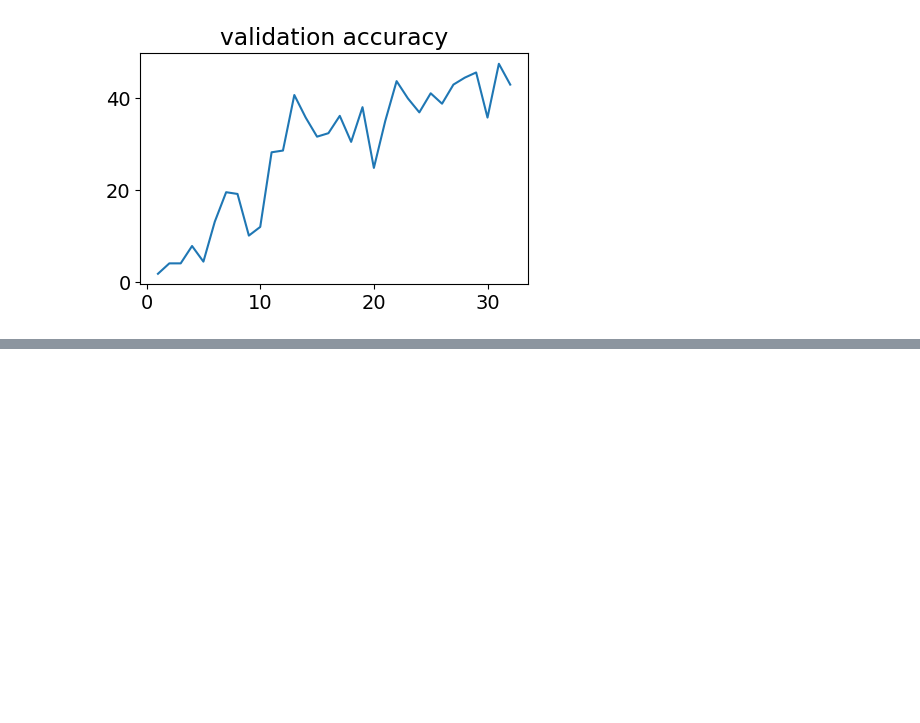
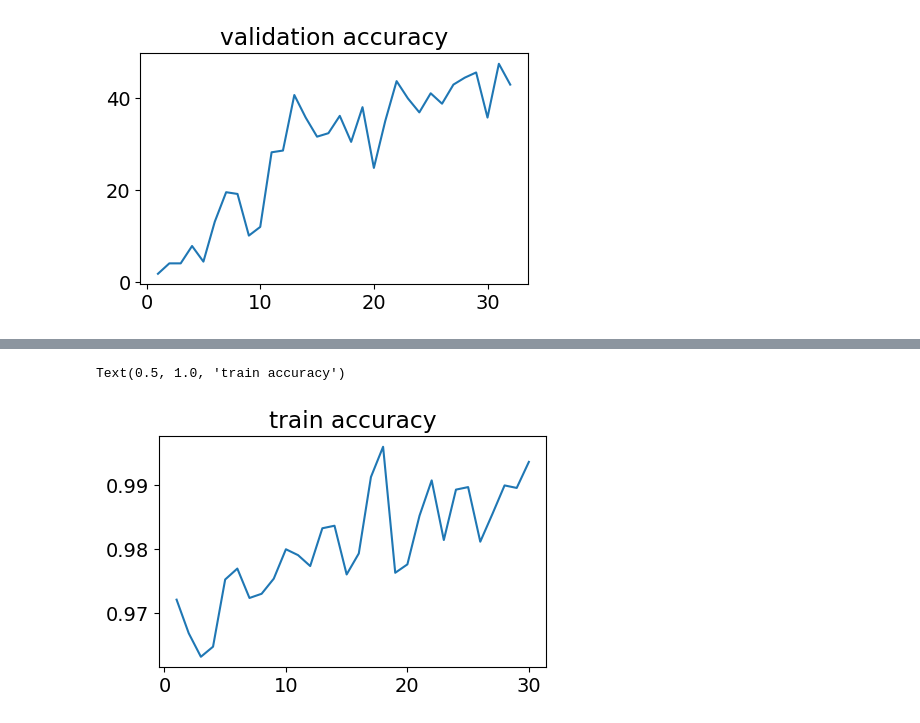
Before and after one commit to artikgak/KMA_NeuralNetworks_2, a Jupyter notebook: Hak_Lab_2.ipynb, the cells around one changed output, grey strips where cells are left out. Cells and saved outputs as stored; diff of their text form; code cells hidden in the pictures; blank space fills up the shorter version.

```diff
--- a/Hak_Lab_2.ipynb
+++ b/Hak_Lab_2.ipynb
@@ -317,0 +582,7 @@ plt.title('validation accuracy');
+# %%
+plt.figure(figsize=(5,3))
+plt.plot(np.arange(1,num_epochs+1), train_acc)
+plt.title('train accuracy')
+# %% [output]
+Text(0.5, 1.0, 'train accuracy')
+[figure, added]
```
Also changed, not shown: parts of 27 cells of this notebook.
